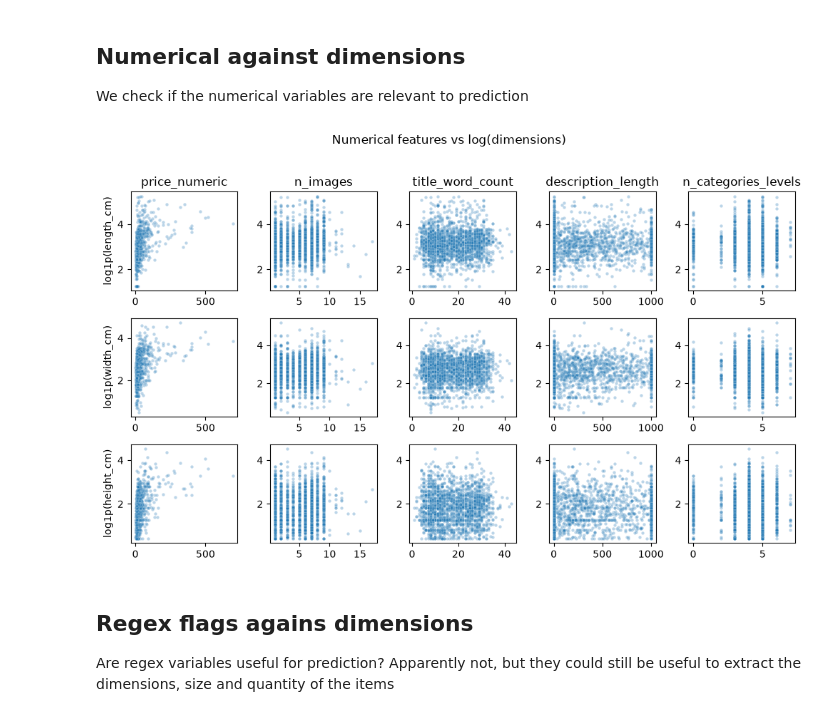
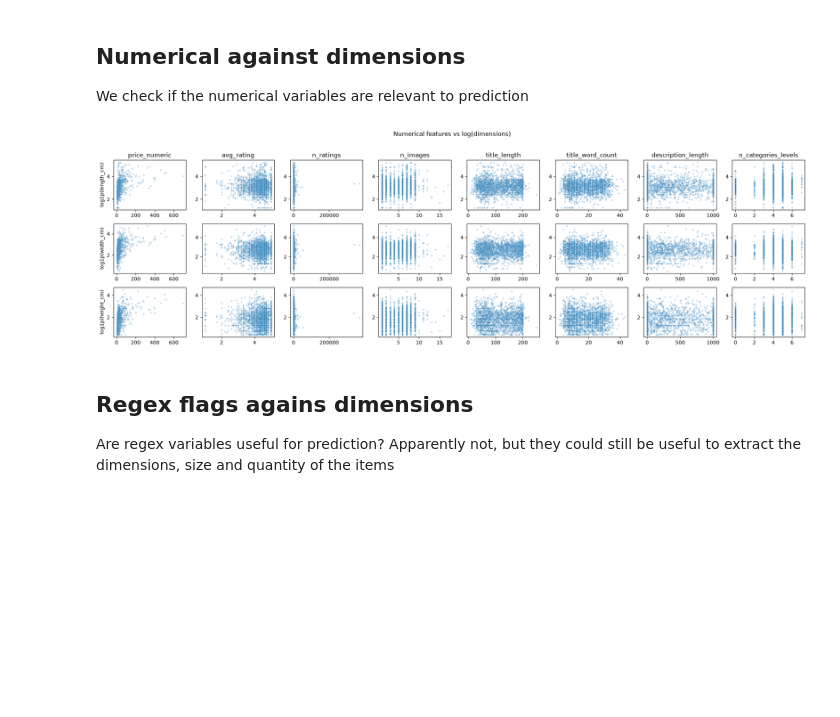
Before and after one commit to tomazcavalcantee/Cubagem---Stone, a Jupyter notebook: notebooks/1_eda.ipynb, the cells around one changed output. Cells and saved outputs as stored; diff of their text form; code cells hidden in the pictures; blank space fills up the shorter version.

Commit message:
update with zhang plots

```diff
--- a/notebooks/1_eda.ipynb
+++ b/notebooks/1_eda.ipynb
@@ -108,10 +112,13 @@ df[targets].describe()
 ## Target Histograms
 We plot target in log to check if they are log-normally distributed and if there's multimodality (multiple peaks in the distributions).
 # %%
-fig, axes = plt.subplots(1, 5, figsize=(18, 4))
-for ax, col in zip(axes, targets):
-    sns.histplot(np.log1p(df[col]), ax=ax, bins=60, kde=True)
-    ax.set_title(col)
-    ax.set_xlabel("log1p")
+fig, axes = plt.subplots(5, 2, figsize=(10, 20))
+
+for i, f in zip(range(2), [lambda x: x, np.log1p]):
+    for j, col in zip(range(5), targets):
+        ax = axes[j][i]
+        sns.histplot(f(df[col]), ax=ax, bins=60, kde=True)
+        ax.set_title(col)
+        ax.set_xlabel("log1p")
 fig.suptitle("Target distributions (log scale)", y=1.02)
 plt.tight_layout()
@@ -155,22 +160,22 @@ plt.tight_layout()
 ## Numerical against dimensions
 We check if the numerical variables are relevant to prediction
 # %%
-fig, axes = plt.subplots(3, len(num_features), figsize=(10, 6))
+fig, axes = plt.subplots(3, len(features["numerical"]), figsize=(20, 6))
 
 for i, target in enumerate(targets[:3]):
-    for j, feat in enumerate(num_features):
+    for j, feat in enumerate(features["numerical"]):
         ax = axes[i, j]
         sns.scatterplot(data=df.sample(2000, random_state=42),
                         x=feat, y=np.log1p(df.loc[df.sample(2000, random_state=42).index, target]),
                         alpha=0.3, s=10, ax=ax)
         ax.set_xlabel("")
         ax.set_ylabel(f"log1p({target})" if j == 0 else "")
         ax.set_title(f"{feat}" if i == 0 else "")
 
 plt.suptitle("Numerical features vs log(dimensions)", y=1.02)
 plt.tight_layout()
 # %% [output]
-[figure, old version]
+[figure, new version]
 # %% [markdown]
 ## Regex flags agains dimensions
 Are regex variables useful for prediction? Apparently not, but they could still be useful to extract the dimensions, size and quantity of the items
```
Also changed, not shown: parts of 6 cells of this notebook, 2 other files.
